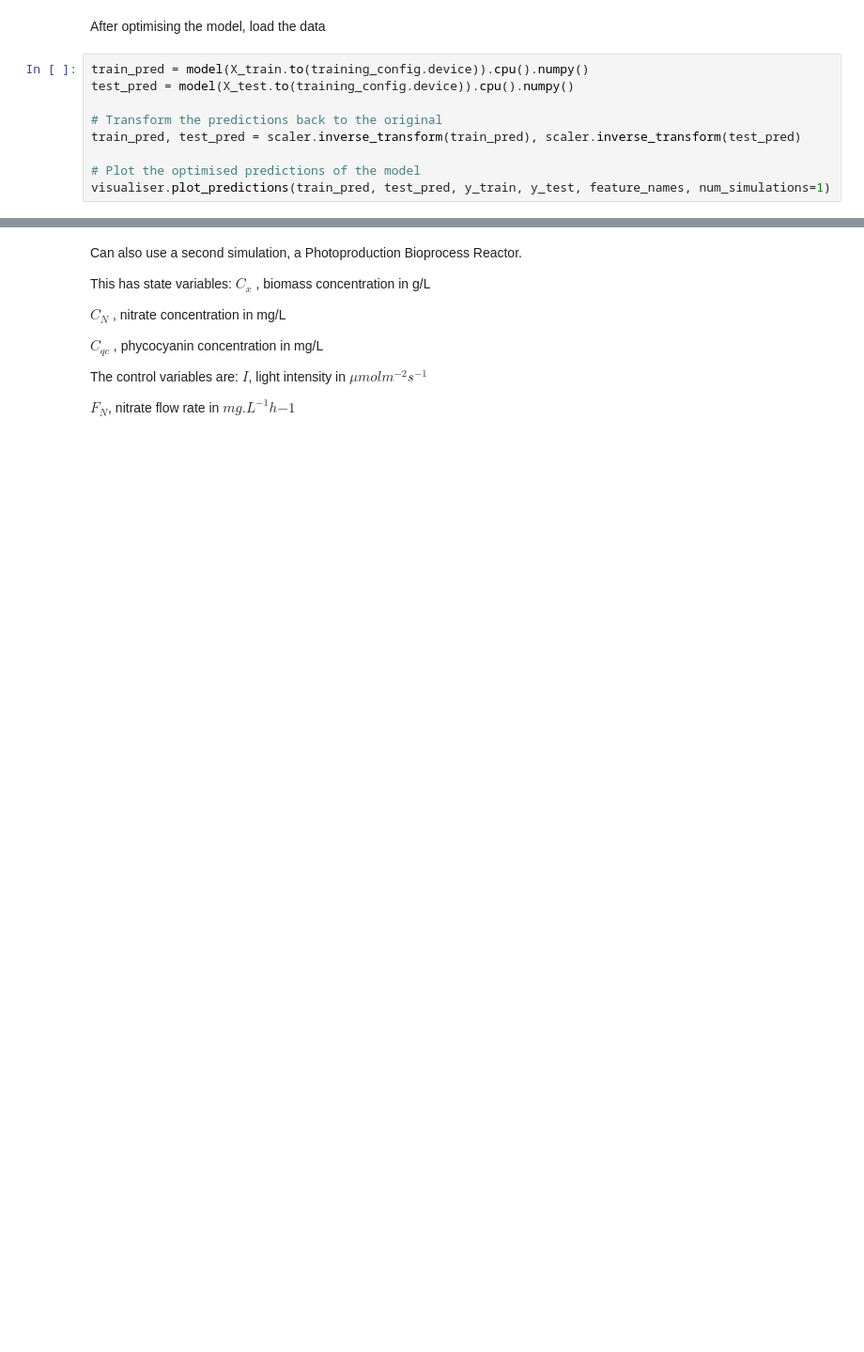
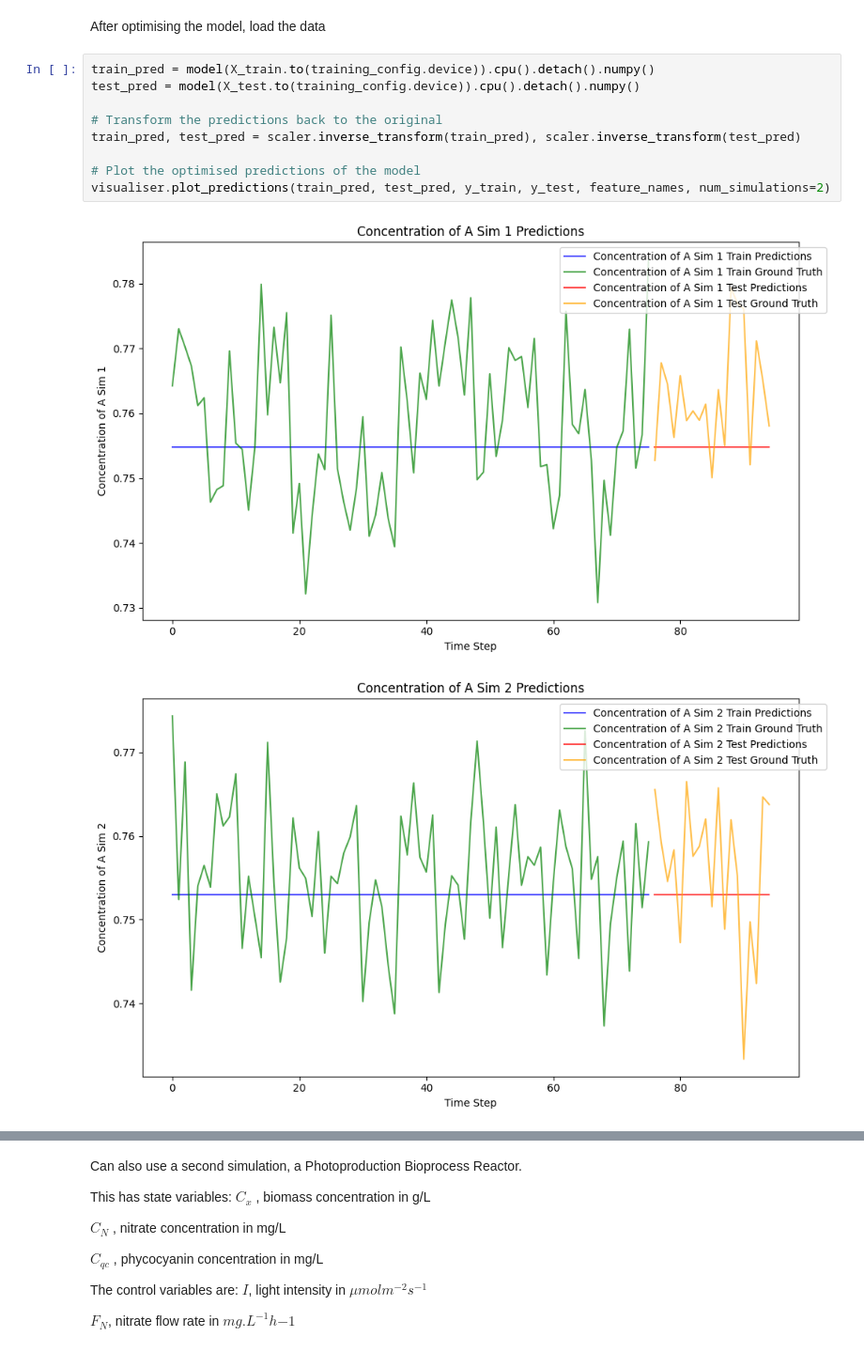
Before and after one commit to matthewmarsh11/BenchmarkTSA, a Jupyter notebook: LSTM_Benchmark.ipynb, the cells around one changed output, grey strips where cells are left out. Shown at 94% size. Saved outputs shown, nothing was run; the diff lists cells and outputs as text; blank space fills up the shorter version.

```diff
--- a/LSTM_Benchmark.ipynb
+++ b/LSTM_Benchmark.ipynb
@@ -196,11 +345,14 @@ Epoch [30/72], Train Loss: 0.0716, Test Loss: 0.0759, Avg Loss: 0.0738
 # %% [markdown]
 After optimising the model, load the data
 # %%
-train_pred = model(X_train.to(training_config.device)).cpu().numpy()
-test_pred = model(X_test.to(training_config.device)).cpu().numpy()
+train_pred = model(X_train.to(training_config.device)).cpu().detach().numpy()
+test_pred = model(X_test.to(training_config.device)).cpu().detach().numpy()
 
 # Transform the predictions back to the original
 train_pred, test_pred = scaler.inverse_transform(train_pred), scaler.inverse_transform(test_pred)
 
 # Plot the optimised predictions of the model
-visualiser.plot_predictions(train_pred, test_pred, y_train, y_test, feature_names, num_simulations=1)
+visualiser.plot_predictions(train_pred, test_pred, y_train, y_test, feature_names, num_simulations=2)
+# %% [output]
+[figure, added]
+[figure, added]
```
Also changed, not shown: parts of 23 cells of this notebook, 2 other files.
